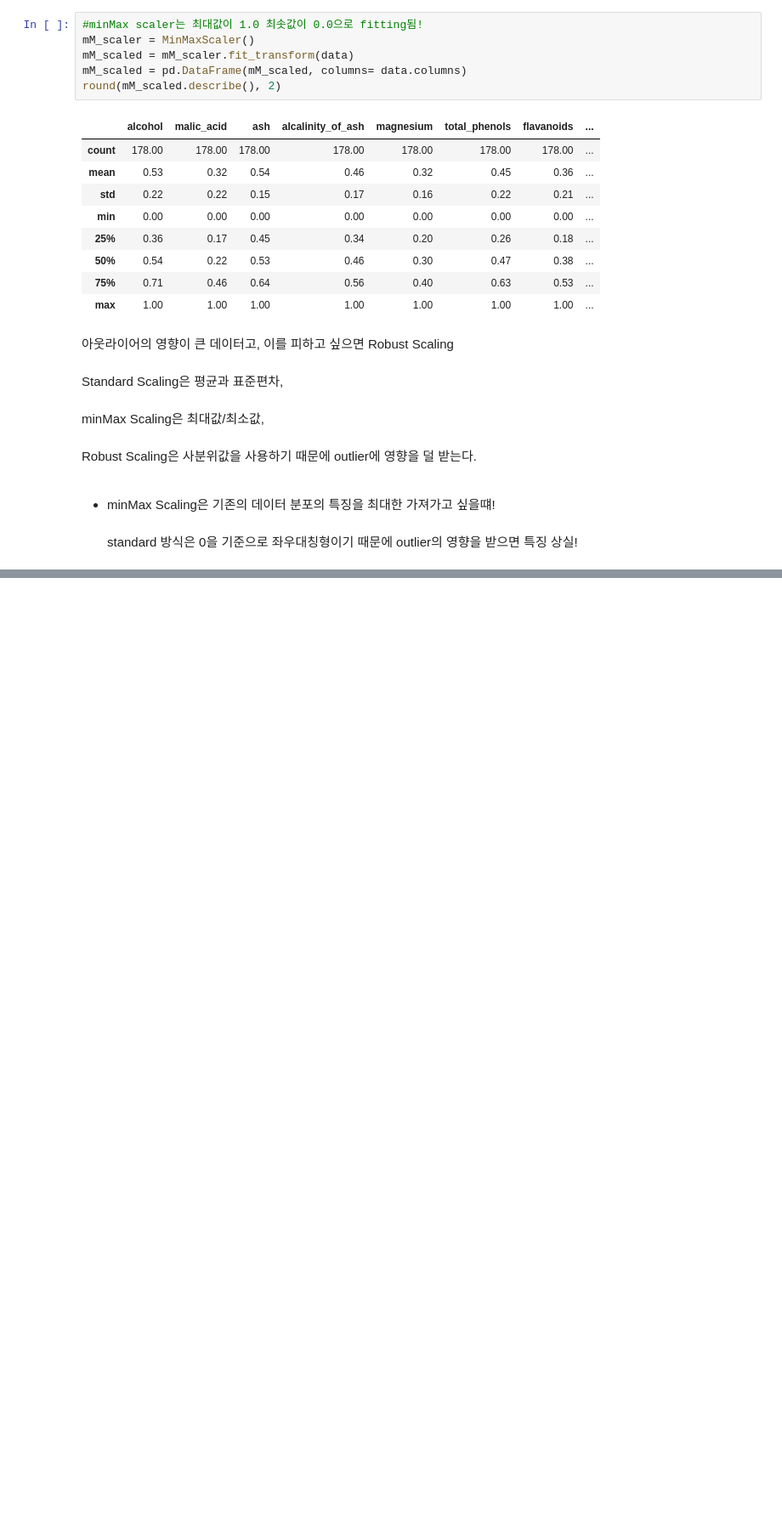
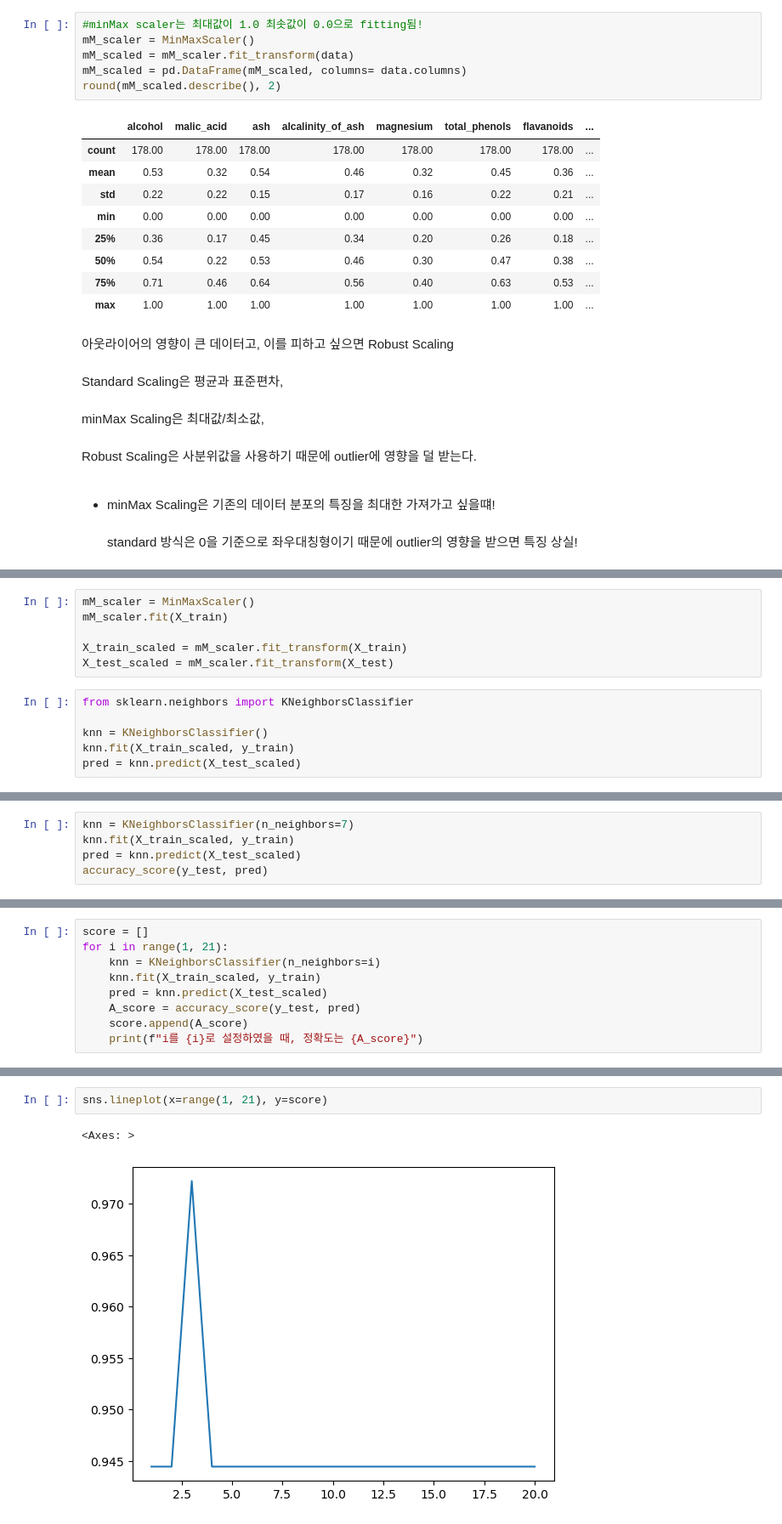
Before and after one commit to Jung-H-C/ML, a Jupyter notebook: KNN.ipynb, the cells around one changed output, grey strips where cells are left out. Shown at 85% size. Saved outputs shown, nothing was run; the diff lists cells and outputs as text; blank space fills up the shorter version.

```diff
--- a/KNN.ipynb
+++ b/KNN.ipynb
@@ -483,0 +491,12 @@ Robust Scaling은 사분위값을 사용하기 때문에 outlier에 영향을
+# %%
+mM_scaler = MinMaxScaler()
+mM_scaler.fit(X_train)
+
+X_train_scaled = mM_scaler.fit_transform(X_train)
+X_test_scaled = mM_scaler.fit_transform(X_test)
+# %%
+from sklearn.neighbors import KNeighborsClassifier
+
+knn = KNeighborsClassifier()
+knn.fit(X_train_scaled, y_train)
+pred = knn.predict(X_test_scaled)
@@ -483,0 +513,5 @@ Robust Scaling은 사분위값을 사용하기 때문에 outlier에 영향을
+# %%
+knn = KNeighborsClassifier(n_neighbors=7)
+knn.fit(X_train_scaled, y_train)
+pred = knn.predict(X_test_scaled)
+accuracy_score(y_test, pred)
@@ -483,0 +520,9 @@ Robust Scaling은 사분위값을 사용하기 때문에 outlier에 영향을
+# %%
+score = []
+for i in range(1, 21):
+    knn = KNeighborsClassifier(n_neighbors=i)
+    knn.fit(X_train_scaled, y_train)
+    pred = knn.predict(X_test_scaled)
+    A_score = accuracy_score(y_test, pred)
+    score.append(A_score)
+    print(f"i를 {i}로 설정하였을 때, 정확도는 {A_score}")
@@ -483,0 +573,5 @@ Robust Scaling은 사분위값을 사용하기 때문에 outlier에 영향을
+# %%
+sns.lineplot(x=range(1, 21), y=score)
+# %% [output]
+<Axes: >
+[figure, added]
```
Also changed, not shown: parts of 8 cells of this notebook.
